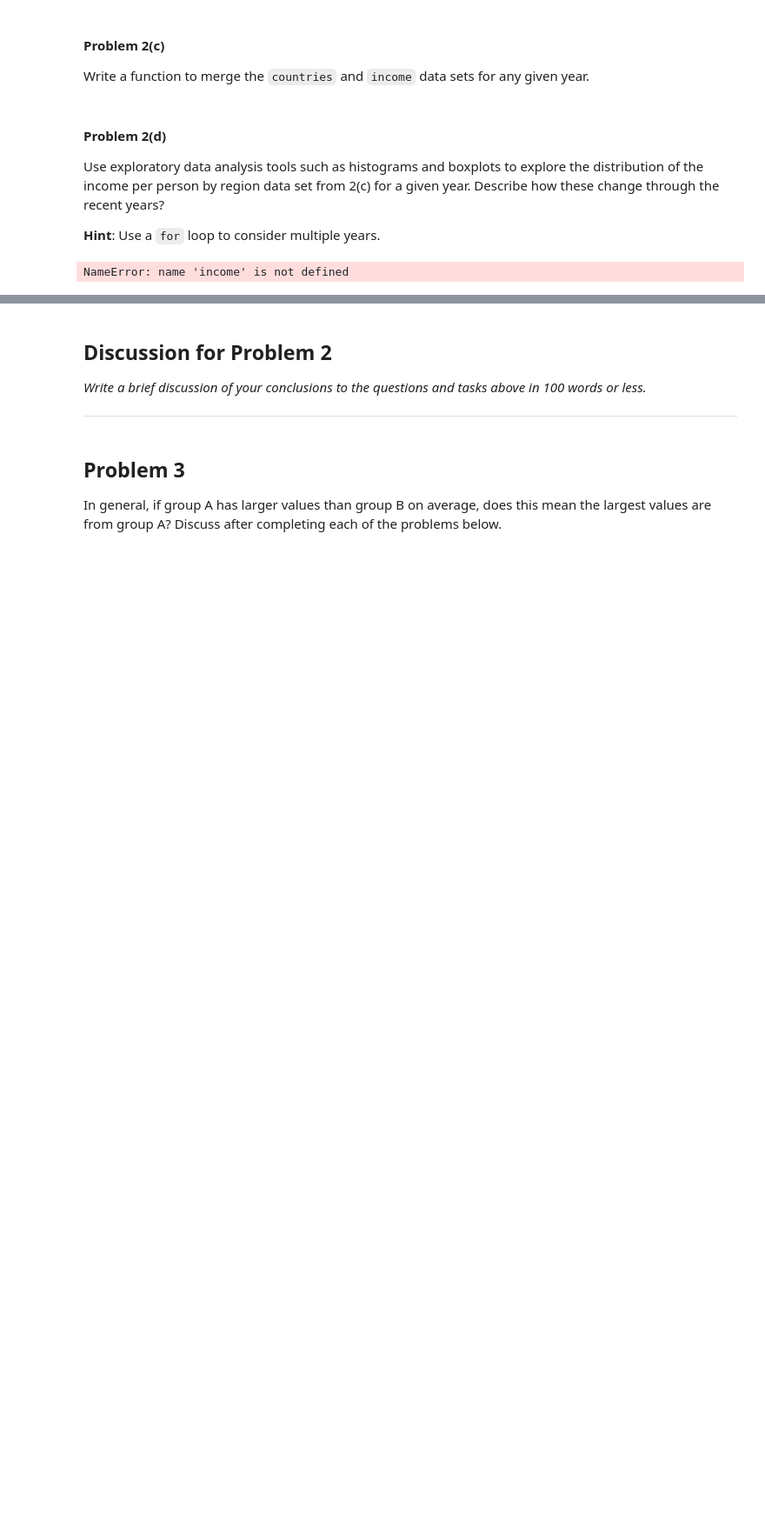
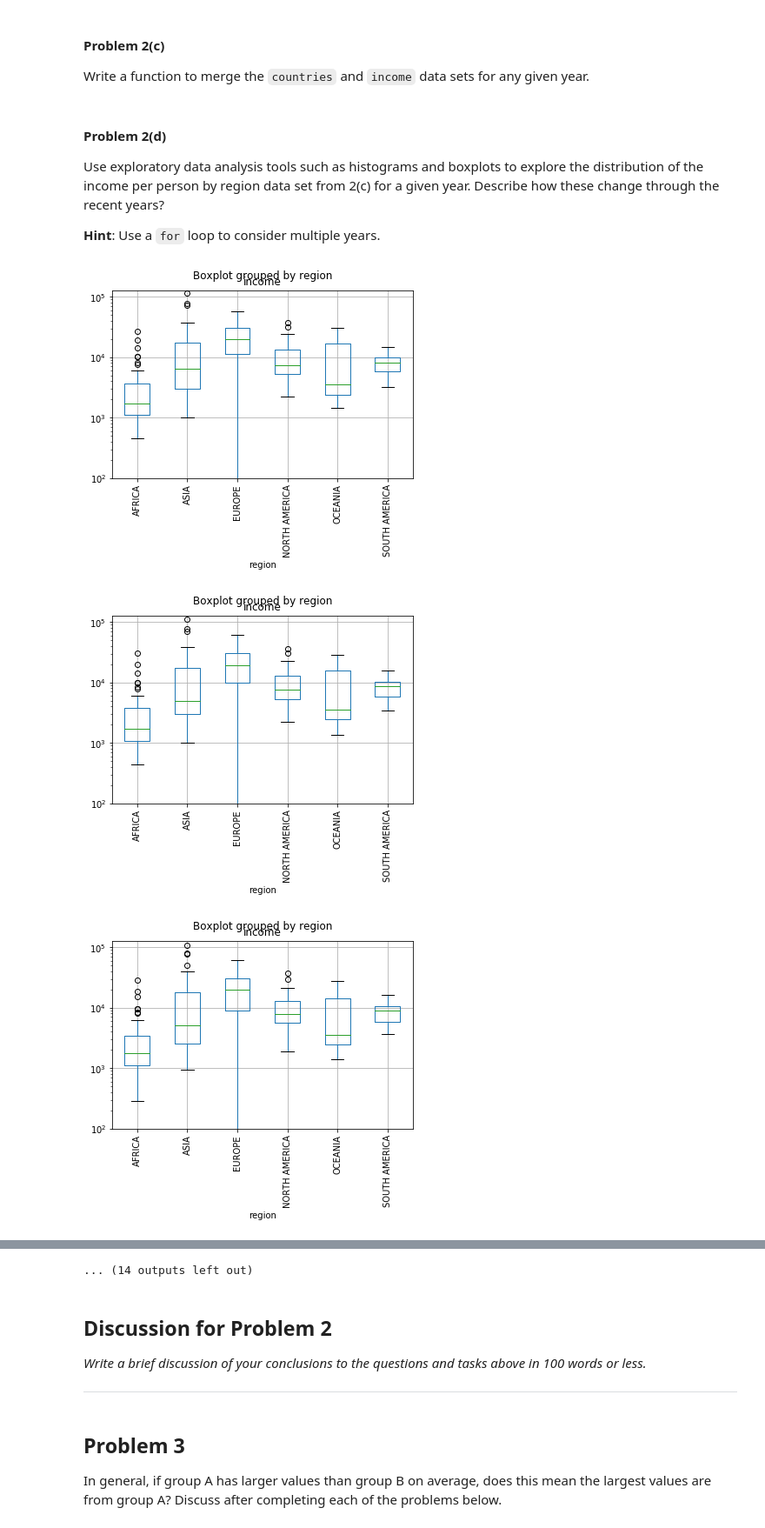
Before and after one commit to artgonline/2014, a Jupyter notebook: homework/HW1.ipynb, the cells around one changed output, grey strips where cells are left out. Shown: that part at 87% size. Saved outputs shown, nothing was run; the diff lists cells and outputs as text; code cells hidden in the pictures; blank space fills up the shorter version.

```diff
--- a/homework/HW1.ipynb
+++ b/homework/HW1.ipynb
@@ -303,28 +318,31 @@ Example
 >>> mergeByYear(2010)
 """
 #your code here
+#pd.DataFrame(income.loc[2010].values, colums=['income'])
 def mergeByYear(year):
-    df = pd.merge(countries, income, left_on=['country'], right_on='GDP per capita', how='inner')
-    r = df[['country', 'region', year]]
-    r.columns = ['country', 'region', 'income']
-    return r
-#mergeByYear(2010)
+    data = pd.DataFrame(df.loc[year].values, columns=['income'])
+    data = data.fillna(0)
+    data['country'] = df.columns
+    return pd.merge(countries, data, on='country', how='inner')
+# mergeByYear(2010)
 # %% [markdown]
 #### Problem 2(d)
 
 Use exploratory data analysis tools such as histograms and boxplots to explore the distribution of the income per person by region data set from 2(c) for a given year. Describe how these change through the recent years?
 
 **Hint**: Use a `for` loop to consider multiple years.
-# %%
-#your code here
-years = sorted([int(s) for s in income.columns[1:]])
-for y in years:
-    ydf = mergeByYear(y)
-    gd = ydf.groupby('region').sum()
-    gd.reset_index(inplace=True)
-    gd.boxplot('Income', by='region')
-    #xlbls = gd['region']
-    #plt.xticks(range(len(xlbls)), xlbls)
-    #plt.suptitle(str(y))
-# %% [output]
-NameError: name 'income' is not defined
+# %%
+#your code here
+for y in df.index:
+    if y < 1990:
+        continue
+    ydf = mergeByYear(y)
+    ydf.boxplot('income', by='region', rot=90)
+    plt.title = 'year: ' + str(y)
+    plt.ylabel = 'income'
+    plt.ylim(10**2, 10.5**5)
+    plt.yscale('log')
+# %% [output]
+[figure, added]
+[figure, added]
+[figure, added]
@@ -331,3 +358,4 @@ NameError: name 'income' is not defined
+... (14 outputs left out)
 # %% [markdown]
 ## Discussion for Problem 2
 
```
Also changed, not shown: parts of 12 cells of this notebook.
